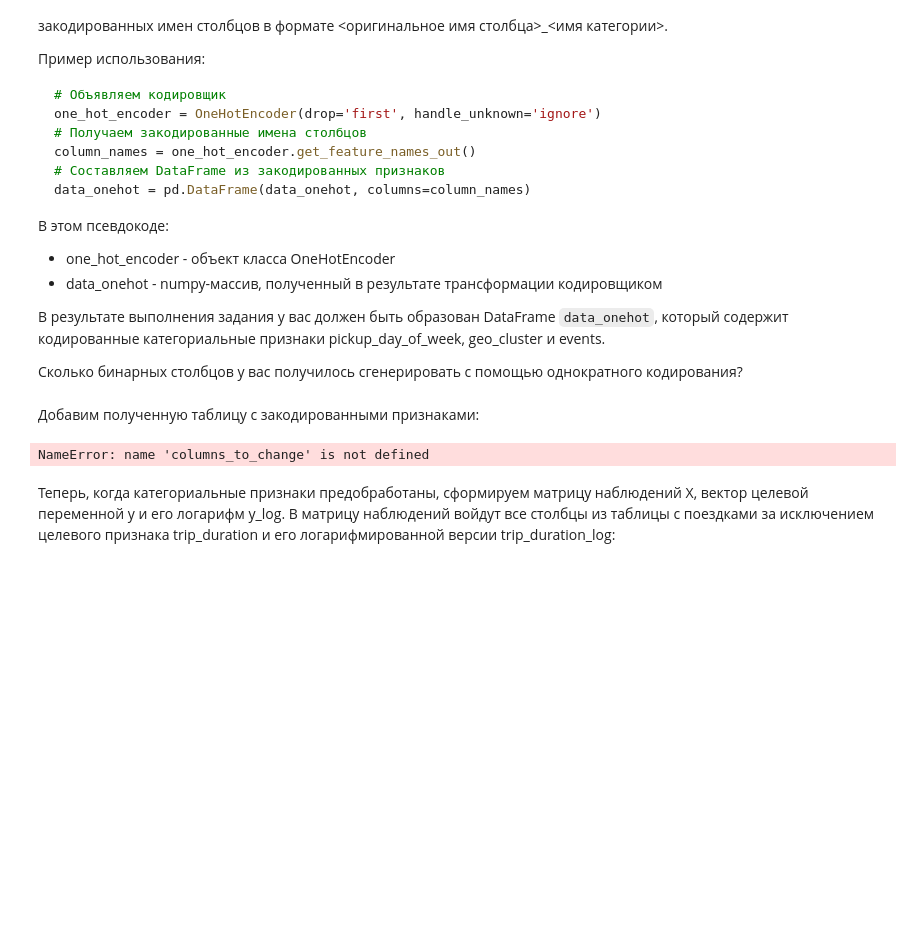
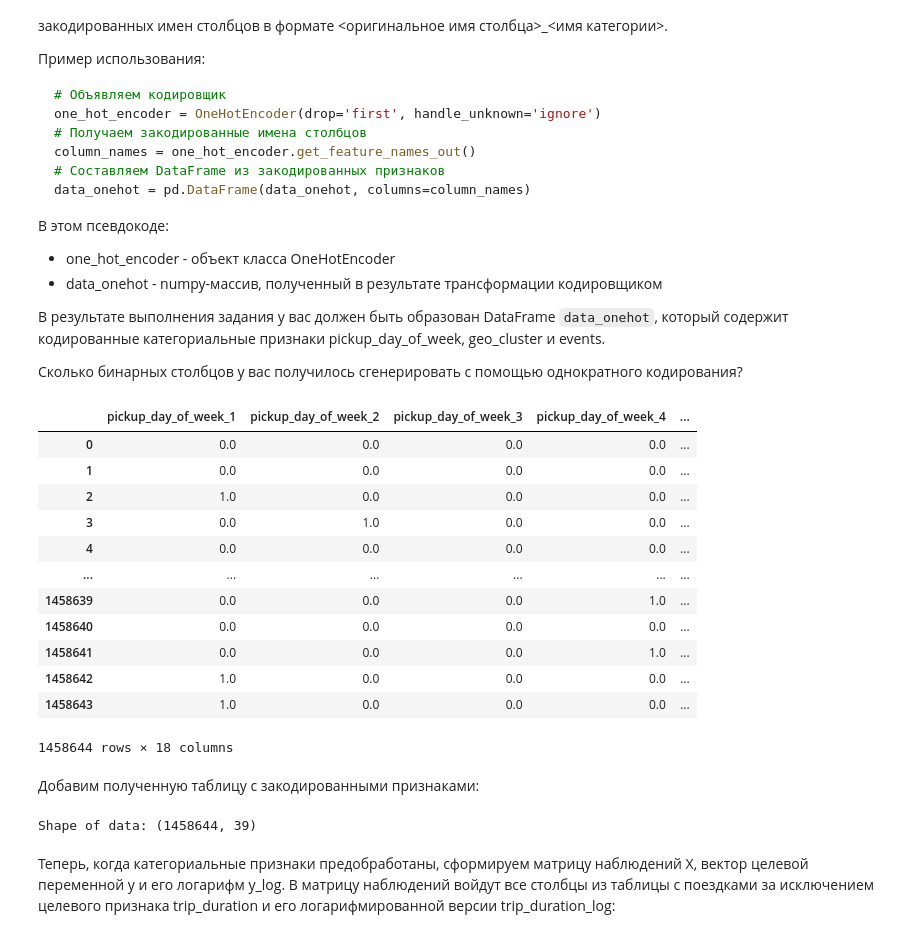
Before and after one commit to Mekhty111/NYC-Taxi-TripML, a Jupyter notebook: Project-5._Ноутбук-шаблон.ipynb, the cells around one changed output. Saved outputs shown, nothing was run; the diff lists cells and outputs as text; code cells hidden in the pictures; blank space fills up the shorter version.

```diff
--- a/Project-5._Ноутбук-шаблон.ipynb
+++ b/Project-5._Ноутбук-шаблон.ipynb
@@ -917,3 +916,31 @@ data_onehot = pd.DataFrame(data_onehot, columns=column_names)
+# %%
+# ваш код здесь
+# Объявляем кодировщик
+columns_to_change = ['pickup_day_of_week', 'geo_cluster', 'events']
+
+one_hot_encoder = preprocessing.OneHotEncoder(drop='first', handle_unknown='ignore')
+
+data_onehot = one_hot_encoder.fit_transform(train_data[['pickup_day_of_week', 'geo_cluster', 'events']]).toarray()
+# Получаем закодированные имена столбцов
+column_names = one_hot_encoder.get_feature_names_out()
+# Составляем DataFrame из закодированных признаков
+data_onehot = pd.DataFrame(data_onehot, columns=column_names)
+# %%
+data_onehot
+# %% [output]
+|  | pickup_day_of_week_1 | pickup_day_of_week_2 | pickup_day_of_week_3 | pickup_day_of_week_4 | ... |
+| 0 | 0.0 | 0.0 | 0.0 | 0.0 | ... |
+| 1 | 0.0 | 0.0 | 0.0 | 0.0 | ... |
+| 2 | 1.0 | 0.0 | 0.0 | 0.0 | ... |
+| 3 | 0.0 | 1.0 | 0.0 | 0.0 | ... |
+| 4 | 0.0 | 0.0 | 0.0 | 0.0 | ... |
+| ... | ... | ... | ... | ... | ... |
+| 1458639 | 0.0 | 0.0 | 0.0 | 1.0 | ... |
+| 1458640 | 0.0 | 0.0 | 0.0 | 0.0 | ... |
+| 1458641 | 0.0 | 0.0 | 0.0 | 1.0 | ... |
+| 1458642 | 1.0 | 0.0 | 0.0 | 0.0 | ... |
+| 1458643 | 1.0 | 0.0 | 0.0 | 0.0 | ... |
+1458644 rows × 18 columns
 # %% [markdown]
 Добавим полученную таблицу с закодированными признаками:
 # %%
@@ -923,7 +950,7 @@ train_data = pd.concat(
 )
 print('Shape of data: {}'.format(train_data.shape))
 # %% [output]
-NameError: name 'columns_to_change' is not defined
+Shape of data: (1458644, 39)
 # %% [markdown]
 Теперь, когда категориальные признаки предобработаны, сформируем матрицу наблюдений X, вектор целевой переменной y и его логарифм y_log. В матрицу наблюдений войдут все столбцы из таблицы с поездками за исключением целевого признака trip_duration и его логарифмированной версии trip_duration_log:
 # %%
```
Also changed, not shown: parts of 7 cells of this notebook.
